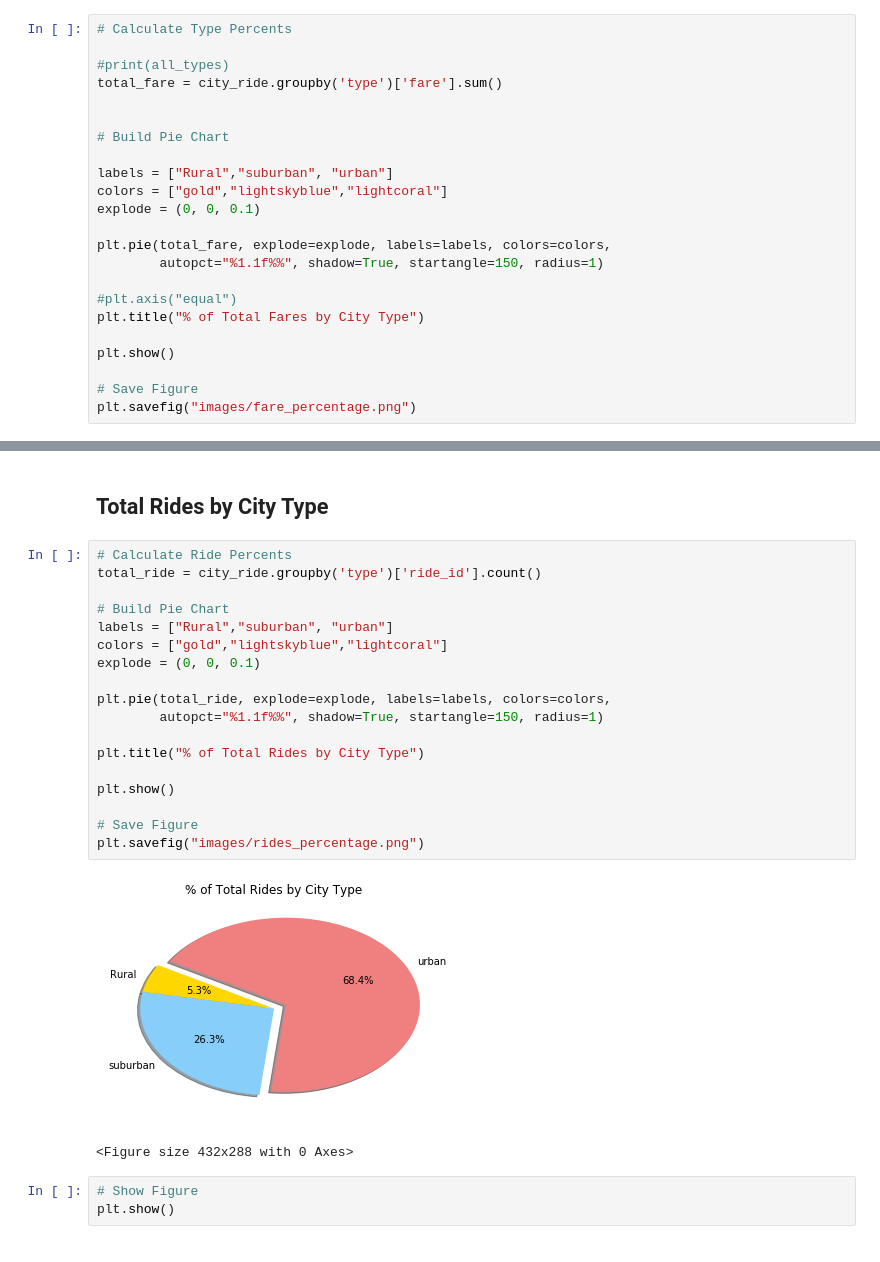
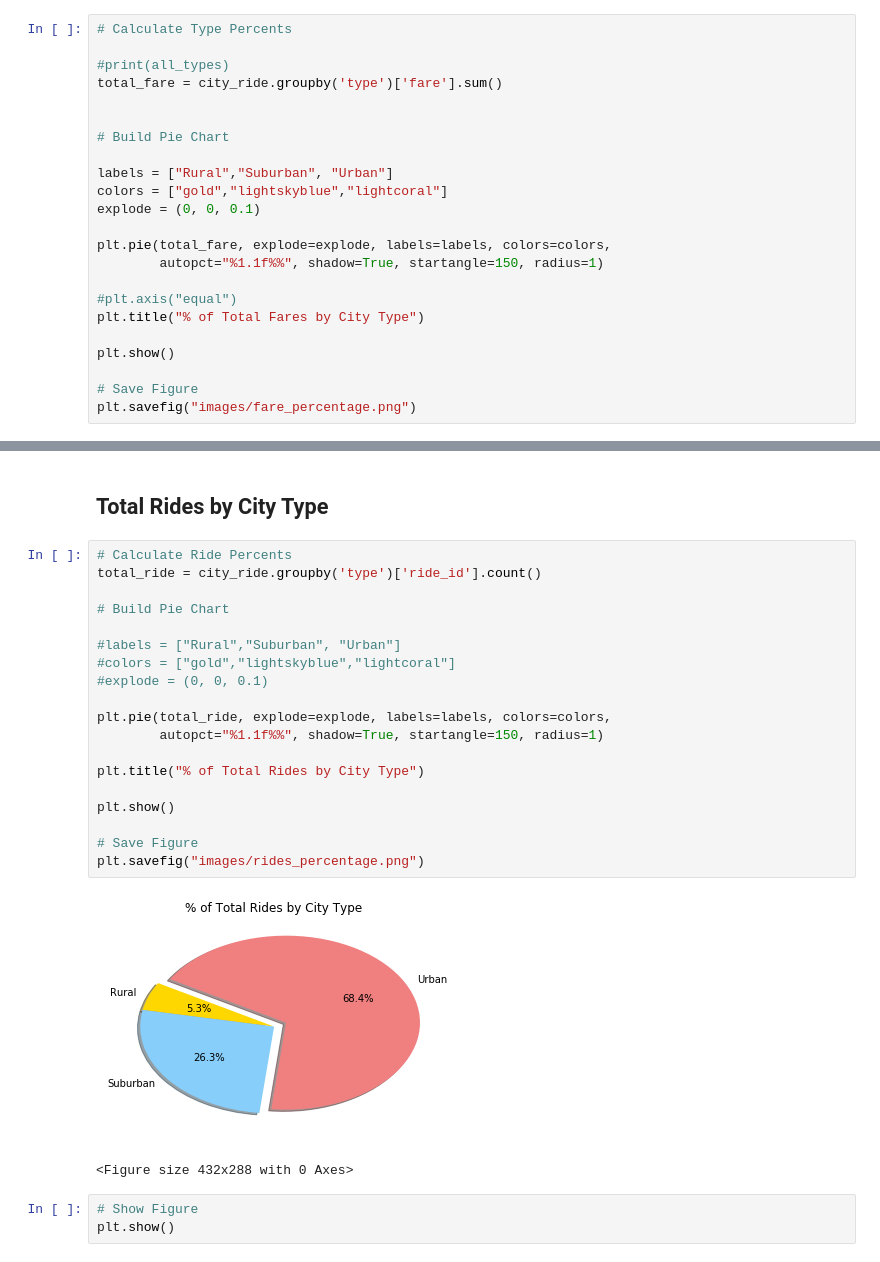
Before and after one commit to wuhua123/MatplotLib, a Jupyter notebook: Pyber.ipynb, the cells around one changed output, grey strips where cells are left out. Saved outputs shown, nothing was run; the diff lists cells and outputs as text.

```diff
--- a/Pyber.ipynb
+++ b/Pyber.ipynb
@@ -95,7 +95,7 @@ total_fare = city_ride.groupby('type')['fare'].sum()
 
 # Build Pie Chart
 
-labels = ["Rural","suburban", "urban"]
+labels = ["Rural","Suburban", "Urban"]
 colors = ["gold","lightskyblue","lightcoral"]
 explode = (0, 0, 0.1)
 
@@ -120,23 +120,24 @@ plt.show()
 # %%
 # Calculate Ride Percents
 total_ride = city_ride.groupby('type')['ride_id'].count()
 
 # Build Pie Chart
-labels = ["Rural","suburban", "urban"]
-colors = ["gold","lightskyblue","lightcoral"]
-explode = (0, 0, 0.1)
+
+#labels = ["Rural","Suburban", "Urban"]
+#colors = ["gold","lightskyblue","lightcoral"]
+#explode = (0, 0, 0.1)
 
 plt.pie(total_ride, explode=explode, labels=labels, colors=colors,
         autopct="%1.1f%%", shadow=True, startangle=150, radius=1)
 
 plt.title("% of Total Rides by City Type")
 
 plt.show()
 
 # Save Figure
 plt.savefig("images/rides_percentage.png")
 # %% [output]
-[figure, old version]
+[figure, new version]
 <Figure size 432x288 with 0 Axes>
 # %%
 # Show Figure
```
Also changed, not shown: parts of 1 cell of this notebook.
